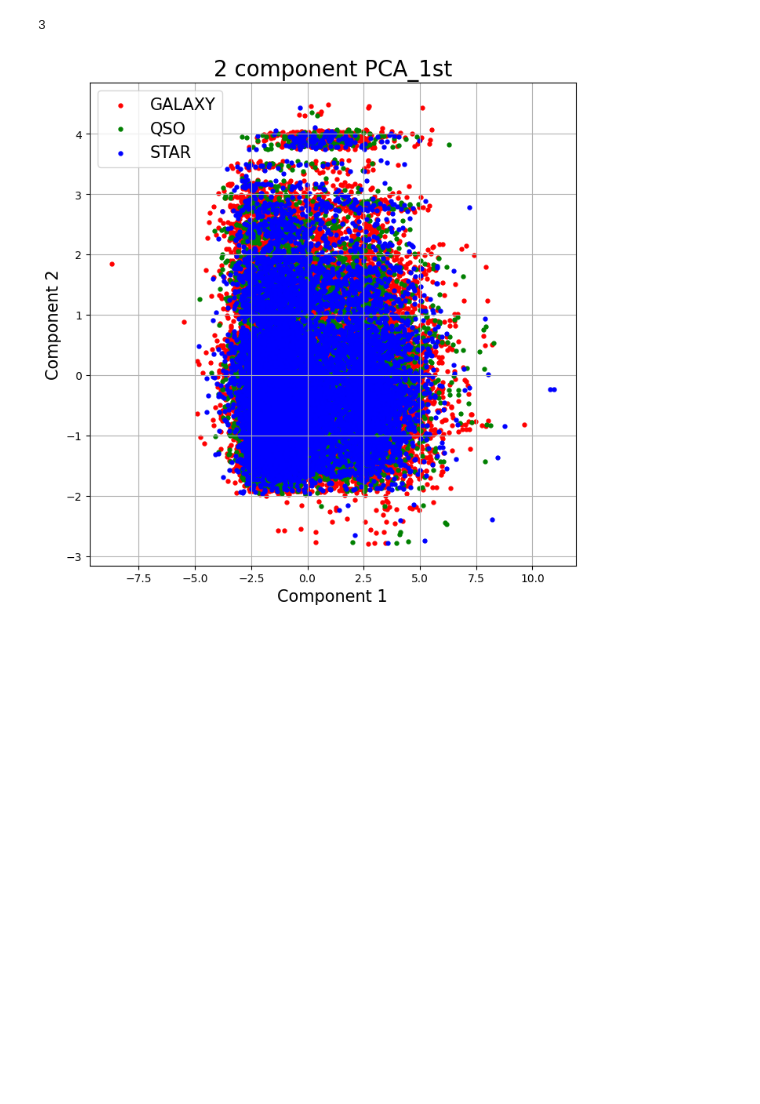
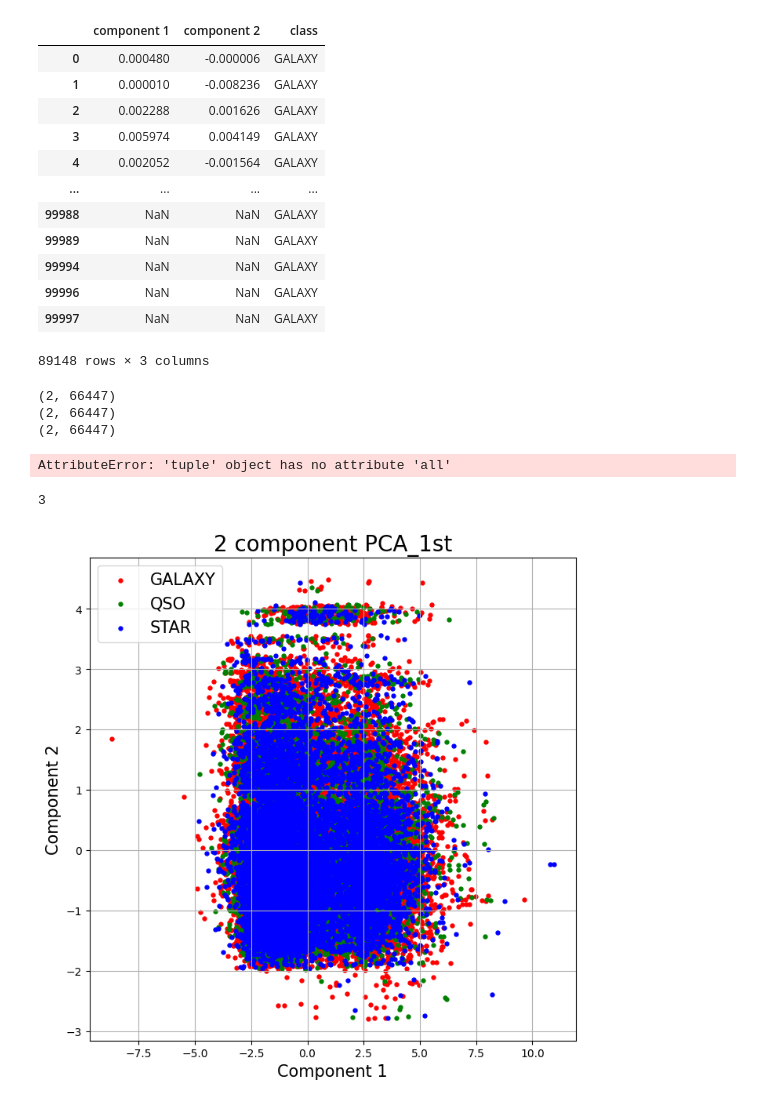
Before and after one commit to catieslaughts/IML_assignment2, a Jupyter notebook: Dimensionality.ipynb, the cells around one changed output. Cells and saved outputs as stored; diff of their text form; code cells hidden in the pictures; blank space fills up the shorter version.

```diff
--- a/Dimensionality.ipynb
+++ b/Dimensionality.ipynb
@@ -126,3 +131,42 @@ visualise_components('T-SNE', y_train, finalTsneDf)
+# %%
+#Try ICA
+
+transformer = FastICA(n_components=2,whiten='unit-variance')
+icacomponents = transformer.fit_transform(x)
+icaDf= pd.DataFrame(data = icacomponents,columns = ['component 1', 'component 2'])
+icaDf = pd.concat([icaDf, y_train], axis = 1)
+icaDf
+
+#visualise_components('ICA', y_train, icaDf)
+# %% [output]
+|  | component 1 | component 2 | class |
+| 0 | 0.000480 | -0.000006 | GALAXY |
+| 1 | 0.000010 | -0.008236 | GALAXY |
+| 2 | 0.002288 | 0.001626 | GALAXY |
+| 3 | 0.005974 | 0.004149 | GALAXY |
+| 4 | 0.002052 | -0.001564 | GALAXY |
+| ... | ... | ... | ... |
+| 99988 | NaN | NaN | GALAXY |
+| 99989 | NaN | NaN | GALAXY |
+| 99994 | NaN | NaN | GALAXY |
+| 99996 | NaN | NaN | GALAXY |
+| 99997 | NaN | NaN | GALAXY |
+89148 rows × 3 columns
+# %%
+print(np.shape(np.where((finalPca).isnull())))
+print(np.shape(np.where((finalUmapDf).isnull())))
+print(np.shape(np.where((finalTsneDf).isnull())))
+if np.where((finalPca).isnull()).all() == np.where((finalUmapDf).isnull()).all():
+    print('yes')
+#if np.where((finalPca).isnull()) == np.where((finalTsneDf).isnull()):
+#    print('yes2')
+
+print(np.shape(np.where((icaDf).isnull())))
+# %% [output]
+(2, 66447)
+(2, 66447)
+(2, 66447)
+AttributeError: 'tuple' object has no attribute 'all'
 # %%
 visualise_components('PCA_1st', y_train, finalPca)
 visualise_components('UMAP_1st', y_train, finalUmapDf)
```
Also changed, not shown: parts of 8 cells of this notebook.
